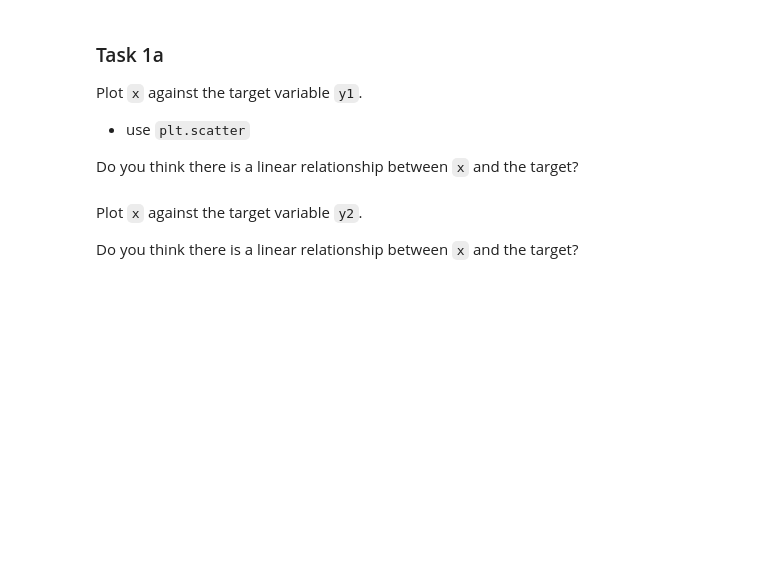
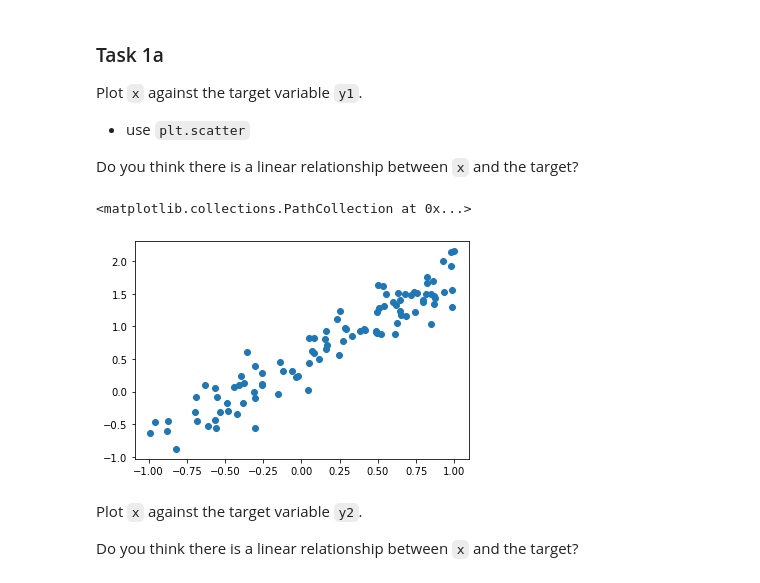
Before and after one commit to ArmandoShala/mldm_hs22, a Jupyter notebook: labs/L03_linear_regression_LAB_ASSIGNMENT.ipynb, the cells around one changed output. Saved outputs shown, nothing was run; the diff lists cells and outputs as text; code cells hidden in the pictures; blank space fills up the shorter version.

```diff
--- a/labs/L03_linear_regression_LAB_ASSIGNMENT.ipynb
+++ b/labs/L03_linear_regression_LAB_ASSIGNMENT.ipynb
@@ -36,6 +36,13 @@ Plot `x` against the target variable `y1`.
 
 
 Do you think there is a linear relationship between `x` and the target?
+# %%
+plt.scatter(x, y1, label='x against y1')
+
+# It seems to be a linear relationship between x and y1. But this needs further investigation.
+# %% [output]
+<matplotlib.collections.PathCollection at 0x...>
+[figure, added]
 # %% [markdown]
 Plot `x` against the target variable `y2`.
 
```
Also changed, not shown: parts of 16 cells of this notebook.
